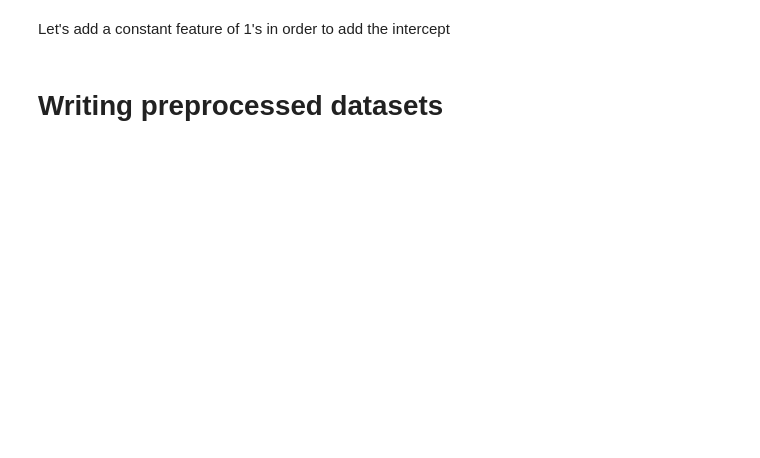
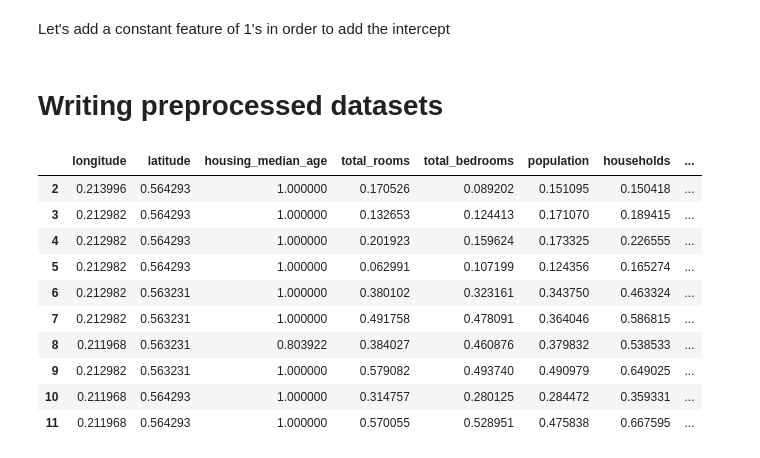
Before and after one commit to iamgiolaga/ridge-regression, a Jupyter notebook: 00_preprocessing.ipynb, the cells around one changed output. Saved outputs shown, nothing was run; the diff lists cells and outputs as text; code cells hidden in the pictures; blank space fills up the shorter version.

```diff
--- a/00_preprocessing.ipynb
+++ b/00_preprocessing.ipynb
@@ -836,3 +834,17 @@ min_max_norm_reduced_dataset.to_csv("datasets/min_max_norm_reduced_dataset")
 
 zscore_norm_dataset.to_csv("datasets/zscore_norm_dataset")
 zscore_norm_reduced_dataset.to_csv("datasets/zscore_norm_reduced_dataset")
+# %%
+min_max_norm_dataset.head(10)
+# %% [output]
+|  | longitude | latitude | housing_median_age | total_rooms | total_bedrooms | population | households | ... |
+| 2 | 0.213996 | 0.564293 | 1.000000 | 0.170526 | 0.089202 | 0.151095 | 0.150418 | ... |
+| 3 | 0.212982 | 0.564293 | 1.000000 | 0.132653 | 0.124413 | 0.171070 | 0.189415 | ... |
+| 4 | 0.212982 | 0.564293 | 1.000000 | 0.201923 | 0.159624 | 0.173325 | 0.226555 | ... |
+| 5 | 0.212982 | 0.564293 | 1.000000 | 0.062991 | 0.107199 | 0.124356 | 0.165274 | ... |
+| 6 | 0.212982 | 0.563231 | 1.000000 | 0.380102 | 0.323161 | 0.343750 | 0.463324 | ... |
+| 7 | 0.212982 | 0.563231 | 1.000000 | 0.491758 | 0.478091 | 0.364046 | 0.586815 | ... |
+| 8 | 0.211968 | 0.563231 | 0.803922 | 0.384027 | 0.460876 | 0.379832 | 0.538533 | ... |
+| 9 | 0.212982 | 0.563231 | 1.000000 | 0.579082 | 0.493740 | 0.490979 | 0.649025 | ... |
+| 10 | 0.211968 | 0.564293 | 1.000000 | 0.314757 | 0.280125 | 0.284472 | 0.359331 | ... |
+| 11 | 0.211968 | 0.564293 | 1.000000 | 0.570055 | 0.528951 | 0.475838 | 0.667595 | ... |
```
Also changed, not shown: parts of 15 cells of this notebook, 13 other files.
